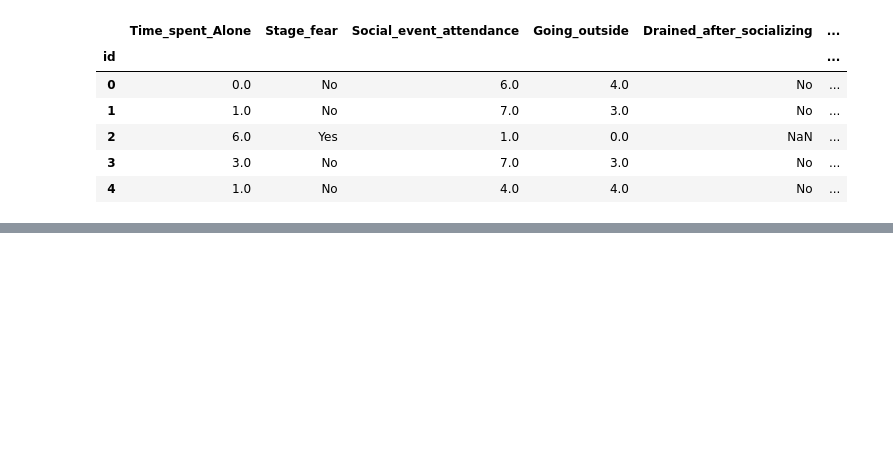
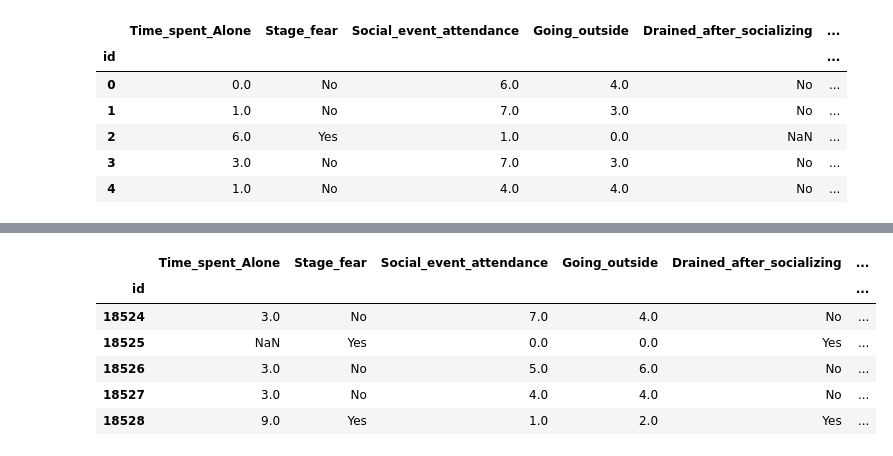
Before and after one commit to ikabrain/predict-intro-from-extro, a Jupyter notebook: solution.ipynb, the cells around one changed output, grey strips where cells are left out. Cells and saved outputs as stored; diff of their text form; code cells hidden in the pictures; blank space fills up the shorter version.

Commit message:
Proceeded with basic cleaning

```diff
--- a/solution.ipynb
+++ b/solution.ipynb
@@ -30,0 +87,3 @@ df_train = pd.read_csv("train.csv", index_col="id").head()
+# %%
+df_train_clean = df_train.copy(deep=True)
+df_test_clean = df_test.copy(deep=True)
@@ -30,0 +102,10 @@ df_train = pd.read_csv("train.csv", index_col="id").head()
+# %%
+df_test_clean.head()
+# %% [output]
+|  | Time_spent_Alone | Stage_fear | Social_event_attendance | Going_outside | Drained_after_socializing | ... |
+| id |  |  |  |  |  | ... |
+| 18524 | 3.0 | No | 7.0 | 4.0 | No | ... |
+| 18525 | NaN | Yes | 0.0 | 0.0 | Yes | ... |
+| 18526 | 3.0 | No | 5.0 | 6.0 | No | ... |
+| 18527 | 3.0 | No | 4.0 | 4.0 | No | ... |
+| 18528 | 9.0 | Yes | 1.0 | 2.0 | Yes | ... |
```
Also changed, not shown: parts of 29 cells of this notebook.
